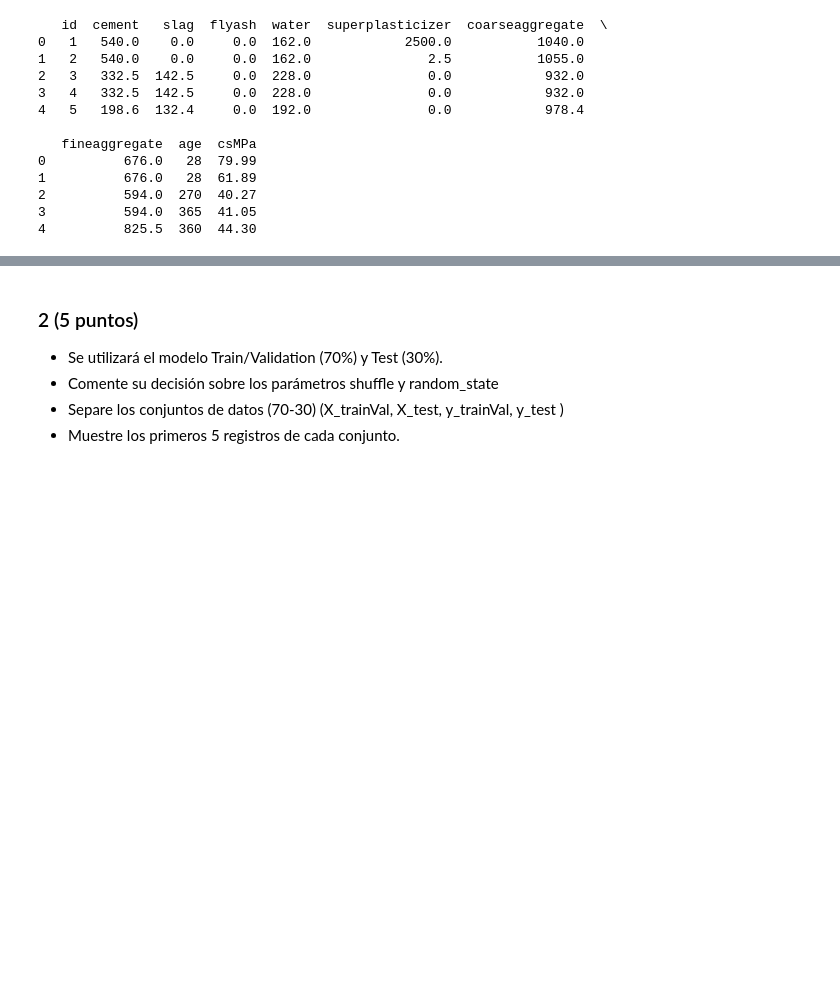
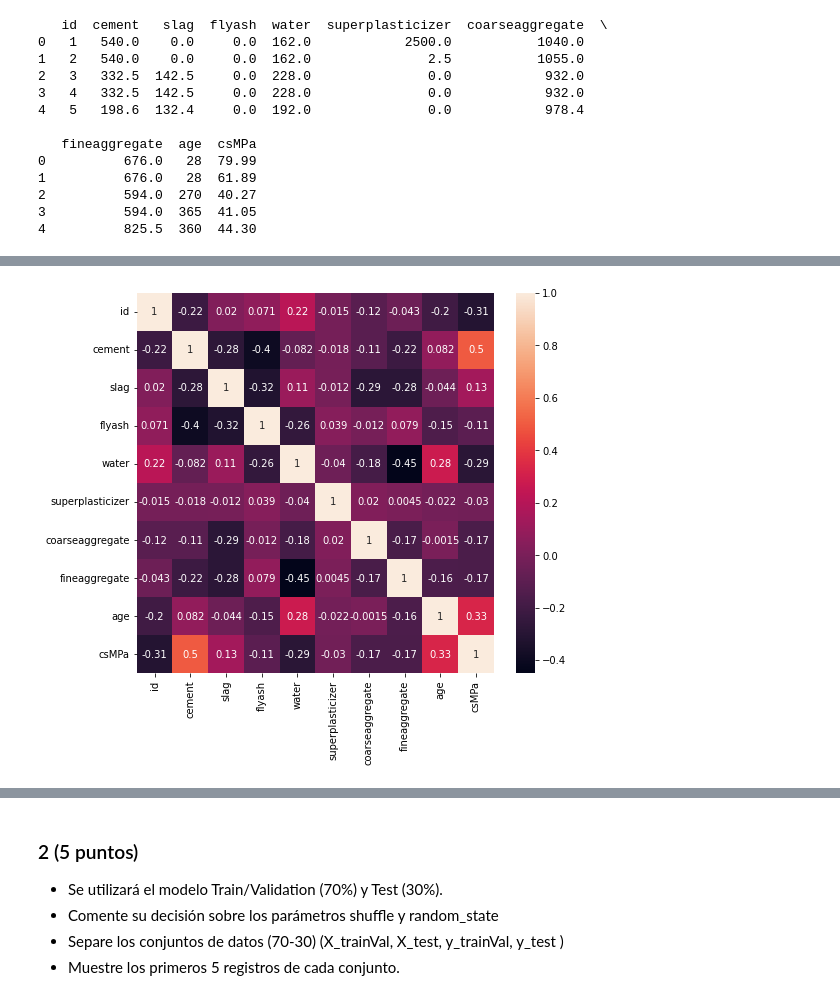
Before and after one commit to GabrielVargasR/University-Artificial-Intelligence, a Jupyter notebook: TC3 - Regression and Feature Engineering/2021-2-Trabajo Practico_03.ipynb, the cells around one changed output, grey strips where cells are left out. Drawn from its saved outputs; the diff is of its cells as text; code cells hidden in the pictures; blank space fills up the shorter version.

Commit message:
added graphs

```diff
--- a/TC3 - Regression and Feature Engineering/2021-2-Trabajo Practico_03.ipynb
+++ b/TC3 - Regression and Feature Engineering/2021-2-Trabajo Practico_03.ipynb
@@ -75,0 +89,6 @@ print(data.head(5), end = '\n\n') # shows first 5 registers
+# %%
+plt.subplots(figsize=(8,7))
+sn.heatmap(data.corr(), annot=True)
+plt.show()
+# %% [output]
+[figure, added]
```
Also changed, not shown: parts of 11 cells of this notebook.
